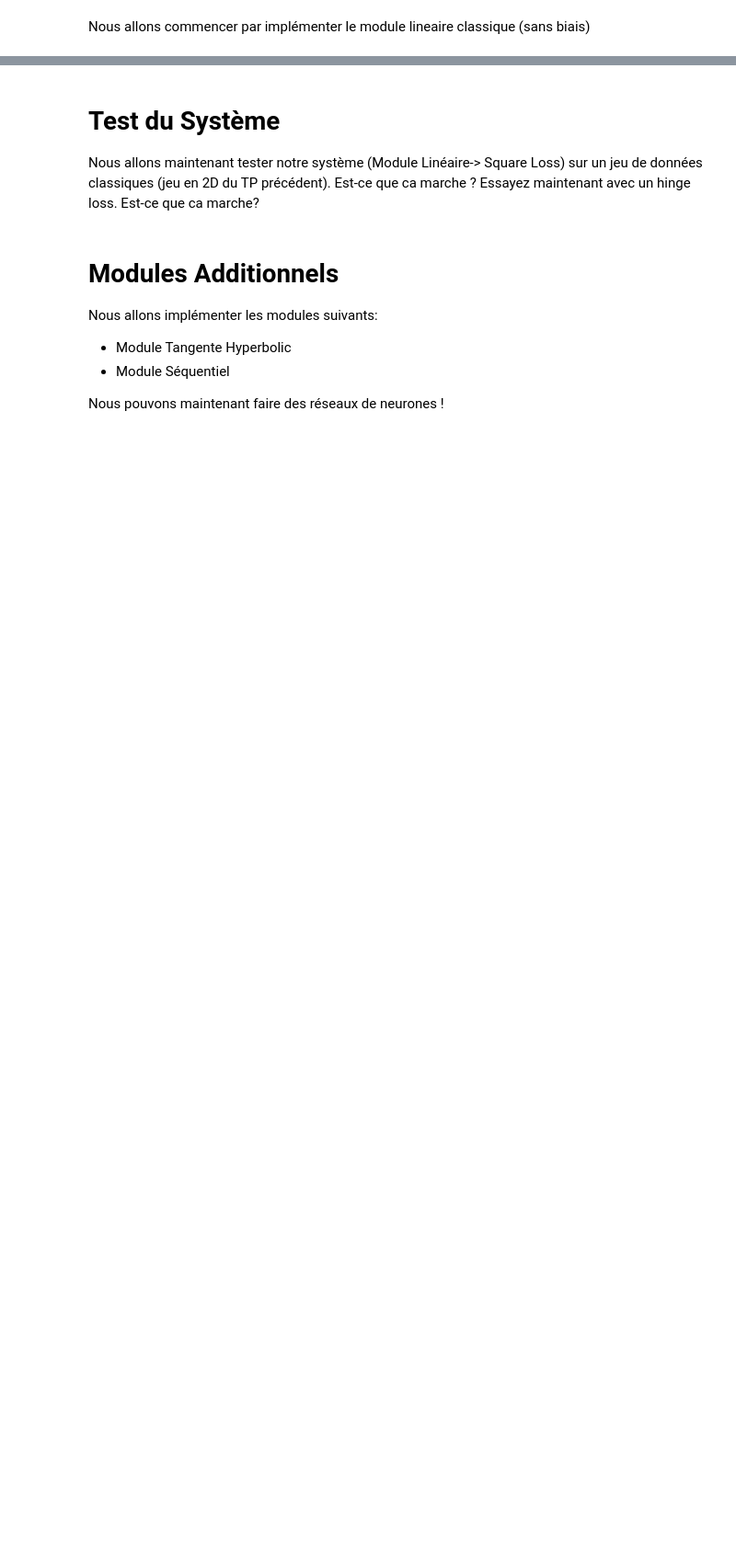
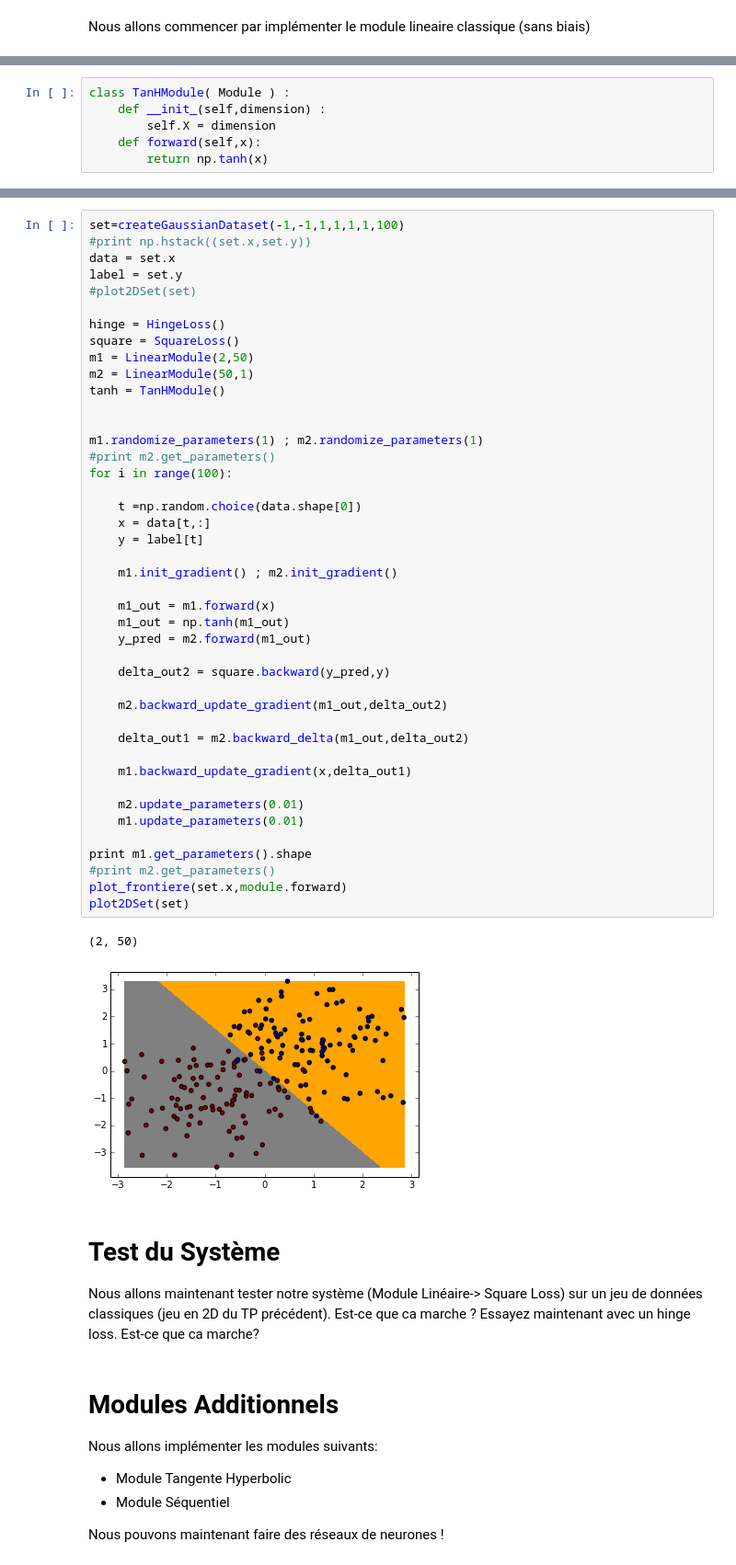
Before and after one commit to amine255/Data_Science_School, a Jupyter notebook: Machine Learning/TP3-NN/TP3.ipynb, the cells around one changed output, grey strips where cells are left out. Shown at 92% size. Drawn from its saved outputs; the diff is of its cells as text; blank space fills up the shorter version.

```diff
--- a/Machine Learning/TP3-NN/TP3.ipynb
+++ b/Machine Learning/TP3-NN/TP3.ipynb
@@ -201,0 +140,6 @@ backward_delta
+# %%
+class TanHModule( Module ) :
+    def __init_(self,dimension) :
+        self.X = dimension
+    def forward(self,x):
+        return np.tanh(x)
@@ -202,3 +187,49 @@ backward_delta
+# %%
+set=createGaussianDataset(-1,-1,1,1,1,1,100)
+#print np.hstack((set.x,set.y))
+data = set.x
+label = set.y
+#plot2DSet(set)
+
+hinge = HingeLoss()
+square = SquareLoss()
+m1 = LinearModule(2,50)
+m2 = LinearModule(50,1)
+tanh = TanHModule()
+
+
+m1.randomize_parameters(1) ; m2.randomize_parameters(1)
+#print m2.get_parameters()
+for i in range(100):
+
+    t =np.random.choice(data.shape[0])
+    x = data[t,:]
+    y = label[t]
+
+    m1.init_gradient() ; m2.init_gradient()
+
+    m1_out = m1.forward(x)
+    m1_out = np.tanh(m1_out)
+    y_pred = m2.forward(m1_out)
+
+    delta_out2 = square.backward(y_pred,y)
+
+    m2.backward_update_gradient(m1_out,delta_out2)
+
+    delta_out1 = m2.backward_delta(m1_out,delta_out2)
+
+    m1.backward_update_gradient(x,delta_out1)
+
+    m2.update_parameters(0.01)
+    m1.update_parameters(0.01)
+
+print m1.get_parameters().shape
+#print m2.get_parameters()
+plot_frontiere(set.x,module.forward)
+plot2DSet(set)
+# %% [output]
+(2, 50)
+[figure, added]
 # %% [markdown]
 Test du Système
 ======
```
Also changed, not shown: parts of 10 cells of this notebook, 2 other files.
